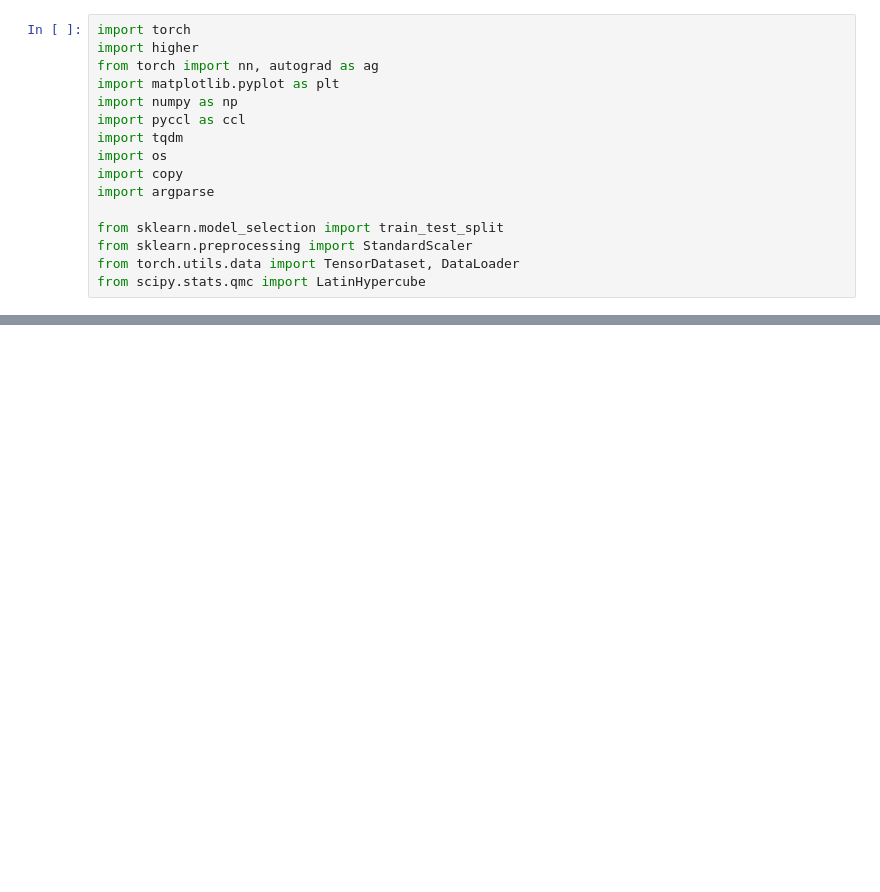
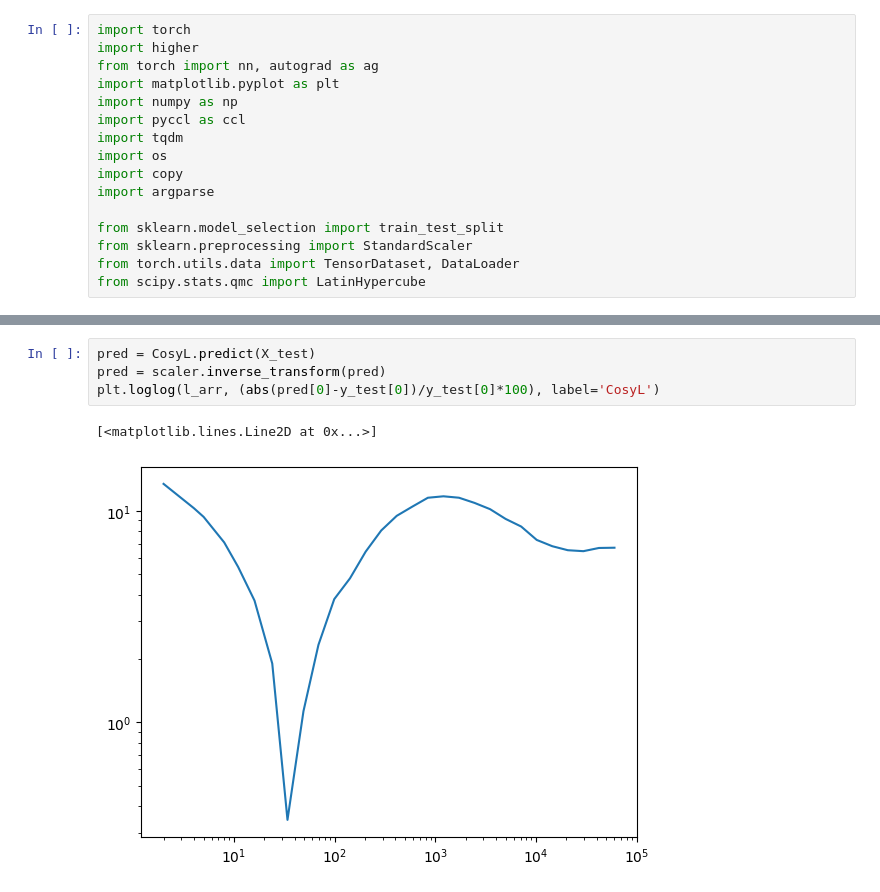
Before and after one commit to CMacM/CosyMAML, a Jupyter notebook: classyMAML.ipynb, the cells around one changed output, grey strips where cells are left out. Drawn from its saved outputs; the diff is of its cells as text; blank space fills up the shorter version.

```diff
--- a/classyMAML.ipynb
+++ b/classyMAML.ipynb
@@ -50,0 +212,7 @@ class CosMAML():
+# %%
+pred = CosyL.predict(X_test)
+pred = scaler.inverse_transform(pred)
+plt.loglog(l_arr, (abs(pred[0]-y_test[0])/y_test[0]*100), label='CosyL')
+# %% [output]
+[<matplotlib.lines.Line2D at 0x...>]
+[figure, added]
```
Also changed, not shown: parts of 8 cells of this notebook, 2 other files.
